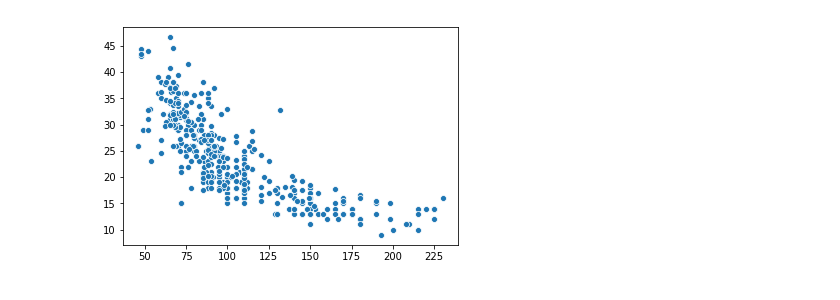
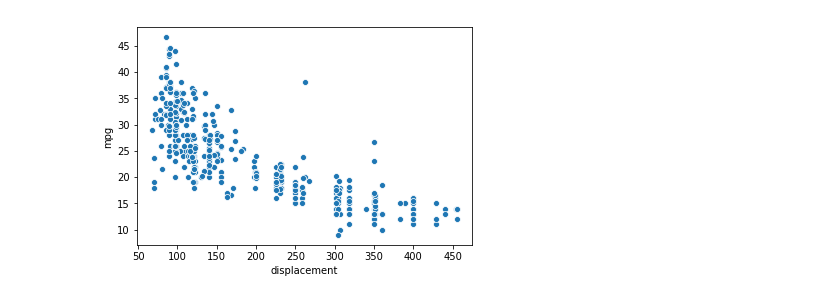
Before and after one commit to EikeDehling/machine-learnings, a Jupyter notebook: exploratory_data_analysis_auto_mpg.ipynb, the cells around one changed output. Drawn from its saved outputs; the diff is of its cells as text; code cells hidden in the pictures.

Commit message:
Model MPG data

```diff
--- a/exploratory_data_analysis_auto_mpg.ipynb
+++ b/exploratory_data_analysis_auto_mpg.ipynb
@@ -19,0 +1,16 @@ X, y = autompg_data()
+# %%
+import pandas as pd
+import numpy as np
+
+df = pd.read_csv('data/mpg.csv')
+# %%
+def safe_float(val):
+    try:
+        return float(val)
+    except:
+        return None
+
+df['horsepower'] = df['horsepower'].apply(safe_float)
+df['weight'] = df['weight'].apply(safe_float)
+# %%
+df.dropna(axis=0, inplace=True)
@@ -36,4 +87,4 @@ sns.distplot(X[:, 1])
 # %%
-_ = sns.scatterplot(y=y, x=X[:,2])
+_ = sns.scatterplot(data=df, y='mpg', x='displacement')
 # %% [output]
-[figure, old version]
+[figure, new version]
```
Also changed, not shown: parts of 25 cells of this notebook, 1 other file.
